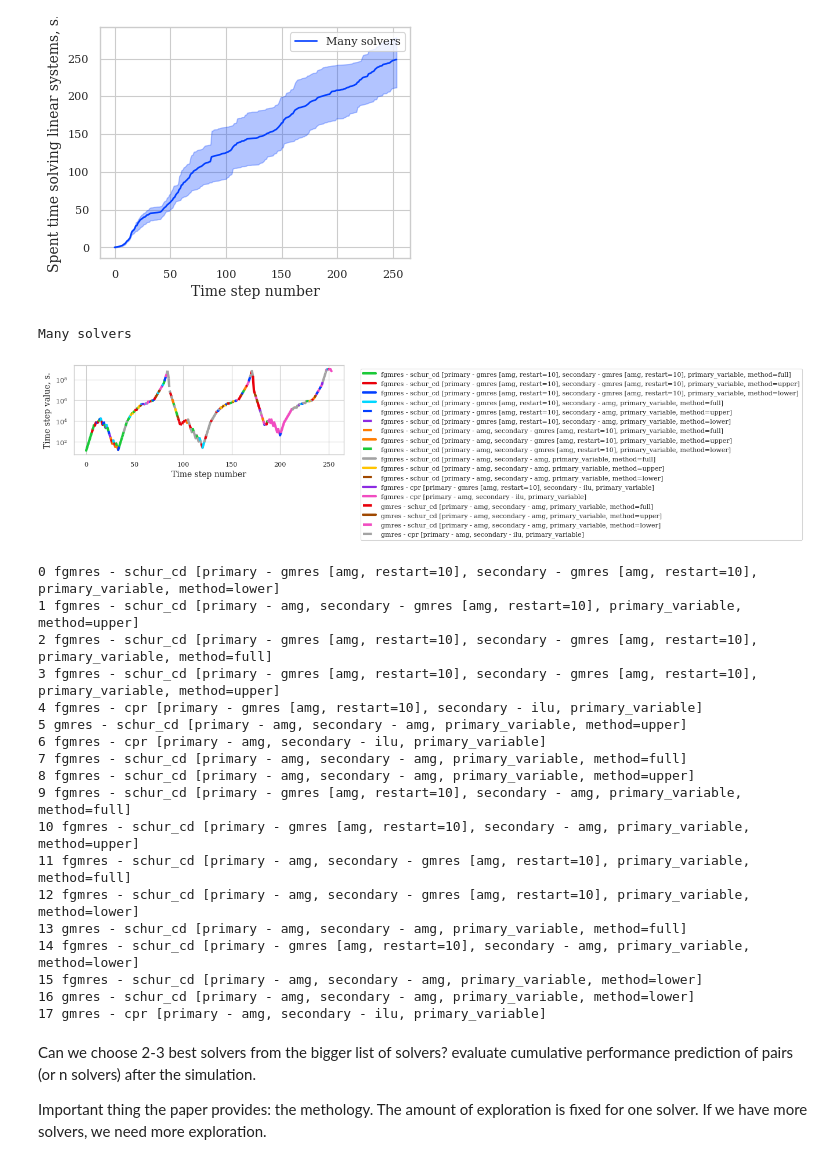
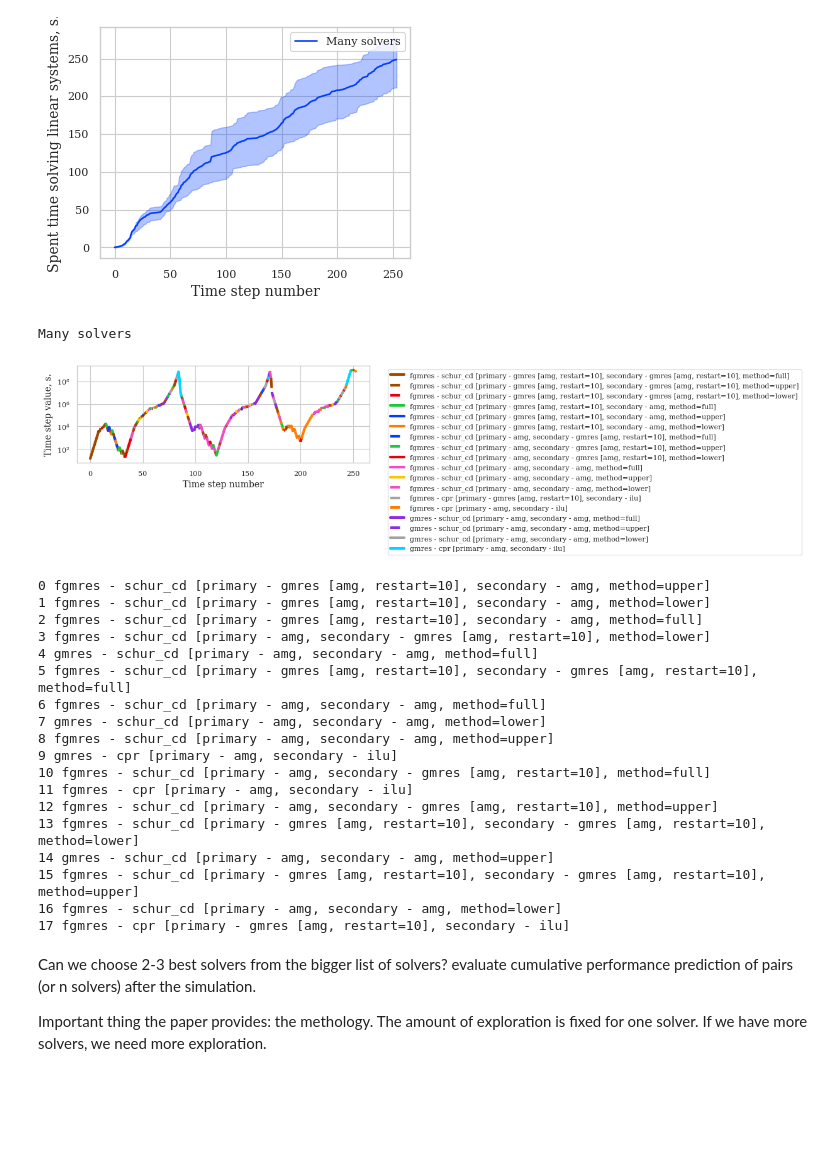
Before and after one commit to Yuriyzabegaev/solver_selector, a Jupyter notebook: examples/4/results_4_thermal.ipynb, the cells around one changed output. Saved outputs shown, nothing was run; the diff lists cells and outputs as text; code cells hidden in the pictures; blank space fills up the shorter version.

```diff
--- a/examples/4/results_4_thermal.ipynb
+++ b/examples/4/results_4_thermal.ipynb
@@ -110,6 +110,7 @@ def make_solver_colors(data: Sequence[SolverSelectionData]):
         return tuple(x.prediction.decision.subsolvers.items())
 
     from thermal_solvers import make_thermal_solver_space
+
     solver_space = make_thermal_solver_space("full")
     all_solvers = solver_space.get_all_solvers()
 
@@ -123,7 +124,9 @@ def make_solver_colors(data: Sequence[SolverSelectionData]):
         for solver_template in all_solvers:
             expected = list(solver_template.subsolvers.values())
             if tested == expected:
-                config = solver_space.config_from_decision(solver_template.use_defaults(), optimized_only=True)
+                config = solver_space.config_from_decision(
+                    solver_template.use_defaults(), optimized_only=True
+                )
                 break
         assert config is not None
         solver_names[i] = solver_space.format_config(config)
@@ -145,11 +148,11 @@ def color_solvers(x, values, colors, names):
         if color in names:
             name = names.pop(color)
             # name = color
-            args['label'] = name
+            args["label"] = name
         if color > 9:
-            args['linestyle'] = '--'
+            args["linestyle"] = "--"
         plt.plot(x_, val, linewidth=lw, c=f"C{color}", **args)
-    plt.legend(bbox_to_anchor=(1.05, 1), loc='upper left')
+    plt.legend(bbox_to_anchor=(1.05, 1), loc="upper left")
 
 
 for name, vals in data.items():
@@ -159,52 +162,52 @@ for name, vals in data.items():
     sim_time_list = []
     for perf in vals:
         solver_colors, solver_names = make_solver_colors(perf)
         colors_list.append(solver_colors)
         time_step_list.append(make_time_step(perf, converged=CONVERGED))
         inlet_rate_list.append(make_inlet_rate(perf, converged=CONVERGED))
         sim_time_list.append(make_simulation_time(perf, converged=CONVERGED))
 
     print(name)
     # plt.figure(figsize=(6, 2))
     # color_solvers(sim_time_list[0], inlet_rate_list[0], colors_list[0], solver_names)
     # plt.ylabel("Source rate, $m^3 s^{-1}$.")
     # plt.xlabel(X_LABEL)
     # plt.yscale("log")
     # if save_media_path is not None:
     #     plt.savefig(save_media_path / f"thermal_source_{name}.pdf", bbox_inches="tight")
     # plt.show()
 
     plt.figure(figsize=(6, 2))
     plt.ylabel("Time step value, s.")
     plt.xlabel(X_LABEL)
     color_solvers(sim_time_list[0], time_step_list[0], colors_list[0], solver_names)
     plt.yscale("log")
     if save_media_path is not None:
         plt.savefig(save_media_path / f"thermal_dt_{name}.pdf", bbox_inches="tight")
     plt.show()
     for i, name in solver_names.items():
         print(i, name)
 # %% [output]
 Many solvers
-[figure, old version]
+[figure, new version]
-0 fgmres - schur_cd [primary - gmres [amg, restart=10], secondary - gmres [amg, restart=10], primary_variable, method=lower]
-1 fgmres - schur_cd [primary - amg, secondary - gmres [amg, restart=10], primary_variable, method=upper]
-2 fgmres - schur_cd [primary - gmres [amg, restart=10], secondary - gmres [amg, restart=10], primary_variable, method=full]
-3 fgmres - schur_cd [primary - gmres [amg, restart=10], secondary - gmres [amg, restart=10], primary_variable, method=upper]
-4 fgmres - cpr [primary - gmres [amg, restart=10], secondary - ilu, primary_variable]
-5 gmres - schur_cd [primary - amg, secondary - amg, primary_variable, method=upper]
-6 fgmres - cpr [primary - amg, secondary - ilu, primary_variable]
-7 fgmres - schur_cd [primary - amg, secondary - amg, primary_variable, method=full]
-8 fgmres - schur_cd [primary - amg, secondary - amg, primary_variable, method=upper]
-9 fgmres - schur_cd [primary - gmres [amg, restart=10], secondary - amg, primary_variable, method=full]
-10 fgmres - schur_cd [primary - gmres [amg, restart=10], secondary - amg, primary_variable, method=upper]
-11 fgmres - schur_cd [primary - amg, secondary - gmres [amg, restart=10], primary_variable, method=full]
-12 fgmres - schur_cd [primary - amg, secondary - gmres [amg, restart=10], primary_variable, method=lower]
-13 gmres - schur_cd [primary - amg, secondary - amg, primary_variable, method=full]
-14 fgmres - schur_cd [primary - gmres [amg, restart=10], secondary - amg, primary_variable, method=lower]
-15 fgmres - schur_cd [primary - amg, secondary - amg, primary_variable, method=lower]
-16 gmres - schur_cd [primary - amg, secondary - amg, primary_variable, method=lower]
-17 gmres - cpr [primary - amg, secondary - ilu, primary_variable]
+0 fgmres - schur_cd [primary - gmres [amg, restart=10], secondary - amg, method=upper]
+1 fgmres - schur_cd [primary - gmres [amg, restart=10], secondary - amg, method=lower]
+2 fgmres - schur_cd [primary - gmres [amg, restart=10], secondary - amg, method=full]
+3 fgmres - schur_cd [primary - amg, secondary - gmres [amg, restart=10], method=lower]
+4 gmres - schur_cd [primary - amg, secondary - amg, method=full]
+5 fgmres - schur_cd [primary - gmres [amg, restart=10], secondary - gmres [amg, restart=10], method=full]
+6 fgmres - schur_cd [primary - amg, secondary - amg, method=full]
+7 gmres - schur_cd [primary - amg, secondary - amg, method=lower]
+8 fgmres - schur_cd [primary - amg, secondary - amg, method=upper]
+9 gmres - cpr [primary - amg, secondary - ilu]
+10 fgmres - schur_cd [primary - amg, secondary - gmres [amg, restart=10], method=full]
+11 fgmres - cpr [primary - amg, secondary - ilu]
+12 fgmres - schur_cd [primary - amg, secondary - gmres [amg, restart=10], method=upper]
+13 fgmres - schur_cd [primary - gmres [amg, restart=10], secondary - gmres [amg, restart=10], method=lower]
+14 gmres - schur_cd [primary - amg, secondary - amg, method=upper]
+15 fgmres - schur_cd [primary - gmres [amg, restart=10], secondary - gmres [amg, restart=10], method=upper]
+16 fgmres - schur_cd [primary - amg, secondary - amg, method=lower]
+17 fgmres - cpr [primary - gmres [amg, restart=10], secondary - ilu]
 # %% [markdown]
 Can we choose 2-3 best solvers from the bigger list of solvers?
 evaluate cumulative performance prediction of pairs (or n solvers) after the simulation.
```
Also changed, not shown: parts of 7 cells of this notebook, 12 other files.
